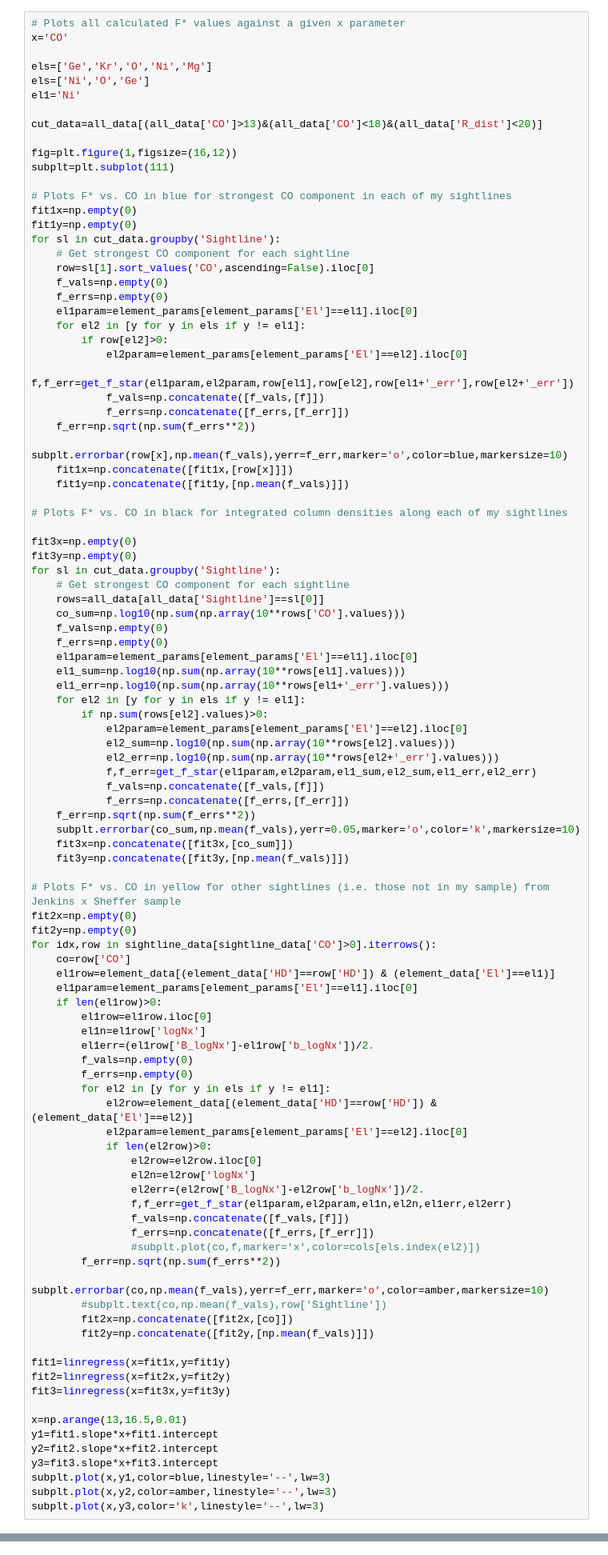
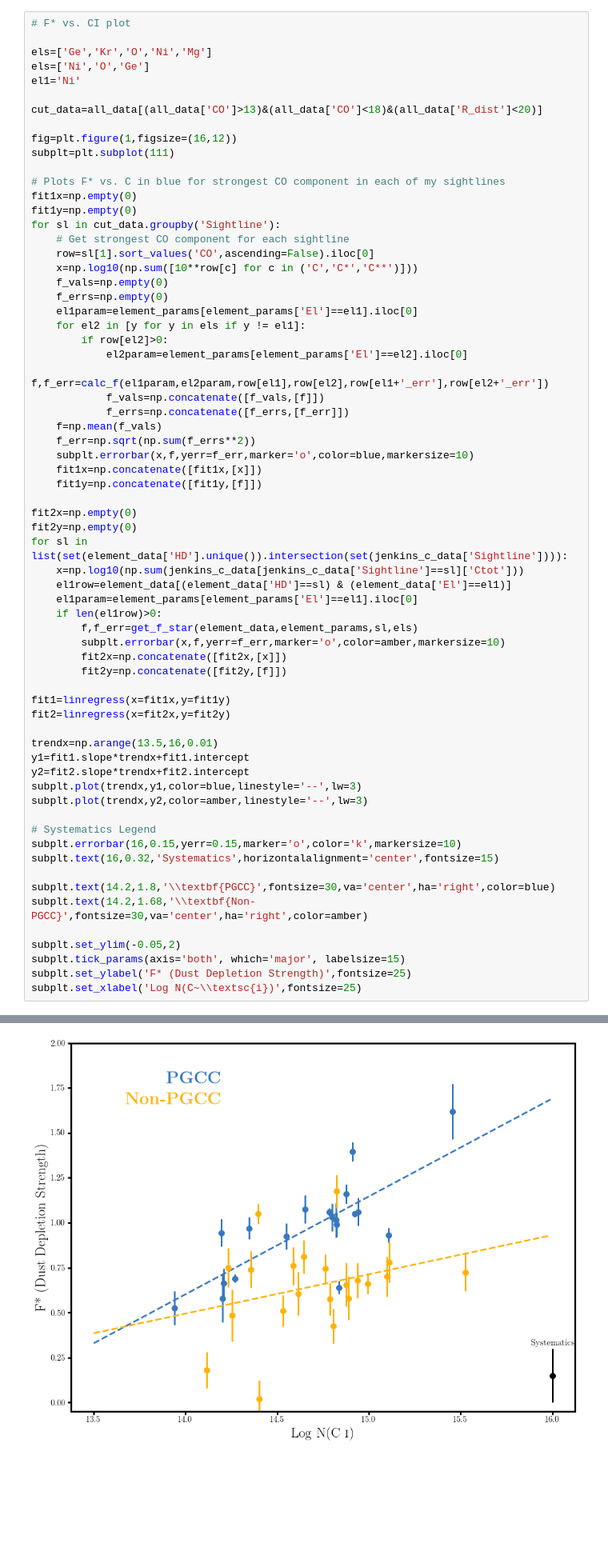
Before and after one commit to codydirks/PGCC_HST, a Jupyter notebook: DustDepletions.ipynb, the cells around one changed output, grey strips where cells are left out. Shown at 80% size. Drawn from its saved outputs; the diff is of its cells as text; blank space fills up the shorter version.

```diff
--- a/DustDepletions.ipynb
+++ b/DustDepletions.ipynb
@@ -209,6 +177,5 @@ Text(0.5,0,u'Log N($^{12}$CO)')
 # %%
-# Plots all calculated F* values against a given x parameter
-x='CO'
+# F* vs. CI plot
 
 els=['Ge','Kr','O','Ni','Mg']
 els=['Ni','O','Ge']
@@ -219,90 +186,58 @@ cut_data=all_data[(all_data['CO']>13)&(all_data['CO']<18)&(all_data['R_dist']<20
 fig=plt.figure(1,figsize=(16,12))
 subplt=plt.subplot(111)
 
-# Plots F* vs. CO in blue for strongest CO component in each of my sightlines
+# Plots F* vs. C in blue for strongest CO component in each of my sightlines
 fit1x=np.empty(0)
 fit1y=np.empty(0)
 for sl in cut_data.groupby('Sightline'):
     # Get strongest CO component for each sightline
     row=sl[1].sort_values('CO',ascending=False).iloc[0]
+    x=np.log10(np.sum([10**row[c] for c in ('C','C*','C**')]))
     f_vals=np.empty(0)
     f_errs=np.empty(0)
     el1param=element_params[element_params['El']==el1].iloc[0]
     for el2 in [y for y in els if y != el1]:
         if row[el2]>0:
             el2param=element_params[element_params['El']==el2].iloc[0]
-            f,f_err=get_f_star(el1param,el2param,row[el1],row[el2],row[el1+'_err'],row[el2+'_err'])
+            f,f_err=calc_f(el1param,el2param,row[el1],row[el2],row[el1+'_err'],row[el2+'_err'])
             f_vals=np.concatenate([f_vals,[f]])
             f_errs=np.concatenate([f_errs,[f_err]])
+    f=np.mean(f_vals)
     f_err=np.sqrt(np.sum(f_errs**2))
-    subplt.errorbar(row[x],np.mean(f_vals),yerr=f_err,marker='o',color=blue,markersize=10)
-    fit1x=np.concatenate([fit1x,[row[x]]])
-    fit1y=np.concatenate([fit1y,[np.mean(f_vals)]])
+    subplt.errorbar(x,f,yerr=f_err,marker='o',color=blue,markersize=10)
+    fit1x=np.concatenate([fit1x,[x]])
+    fit1y=np.concatenate([fit1y,[f]])
 
-# Plots F* vs. CO in black for integrated column densities along each of my sightlines
-
-fit3x=np.empty(0)
-fit3y=np.empty(0)
-for sl in cut_data.groupby('Sightline'):
-    # Get strongest CO component for each sightline
-    rows=all_data[all_data['Sightline']==sl[0]]
-    co_sum=np.log10(np.sum(np.array(10**rows['CO'].values)))
-    f_vals=np.empty(0)
-    f_errs=np.empty(0)
-    el1param=element_params[element_params['El']==el1].iloc[0]
-    el1_sum=np.log10(np.sum(np.array(10**rows[el1].values)))
-    el1_err=np.log10(np.sum(np.array(10**rows[el1+'_err'].values)))
-    for el2 in [y for y in els if y != el1]:
-        if np.sum(rows[el2].values)>0:
-            el2param=element_params[element_params['El']==el2].iloc[0]
-            el2_sum=np.log10(np.sum(np.array(10**rows[el2].values)))
-            el2_err=np.log10(np.sum(np.array(10**rows[el2+'_err'].values)))
-            f,f_err=get_f_star(el1param,el2param,el1_sum,el2_sum,el1_err,el2_err)
-            f_vals=np.concatenate([f_vals,[f]])
-            f_errs=np.concatenate([f_errs,[f_err]])
-    f_err=np.sqrt(np.sum(f_errs**2))
-    subplt.errorbar(co_sum,np.mean(f_vals),yerr=0.05,marker='o',color='k',markersize=10)
-    fit3x=np.concatenate([fit3x,[co_sum]])
-    fit3y=np.concatenate([fit3y,[np.mean(f_vals)]])
-
-# Plots F* vs. CO in yellow for other sightlines (i.e. those not in my sample) from Jenkins x Sheffer sample
 fit2x=np.empty(0)
 fit2y=np.empty(0)
-for idx,row in sightline_data[sightline_data['CO']>0].iterrows():
-    co=row['CO']
-    el1row=element_data[(element_data['HD']==row['HD']) & (element_data['El']==el1)]
+for sl in list(set(element_data['HD'].unique()).intersection(set(jenkins_c_data['Sightline']))):
+    x=np.log10(np.sum(jenkins_c_data[jenkins_c_data['Sightline']==sl]['Ctot']))
+    el1row=element_data[(element_data['HD']==sl) & (element_data['El']==el1)]
     el1param=element_params[element_params['El']==el1].iloc[0]
     if len(el1row)>0:
-        el1row=el1row.iloc[0]
-        el1n=el1row['logNx']
-        el1err=(el1row['B_logNx']-el1row['b_logNx'])/2.
-        f_vals=np.empty(0)
-        f_errs=np.empty(0)
-        for el2 in [y for y in els if y != el1]:
-            el2row=element_data[(element_data['HD']==row['HD']) & (element_data['El']==el2)]
-            el2param=element_params[element_params['El']==el2].iloc[0]
-            if len(el2row)>0:
-                el2row=el2row.iloc[0]
-                el2n=el2row['logNx']
-                el2err=(el2row['B_logNx']-el2row['b_logNx'])/2.
-                f,f_err=get_f_star(el1param,el2param,el1n,el2n,el1err,el2err)
-                f_vals=np.concatenate([f_vals,[f]])
-                f_errs=np.concatenate([f_errs,[f_err]])
-                #subplt.plot(co,f,marker='x',color=cols[els.index(el2)])
-        f_err=np.sqrt(np.sum(f_errs**2))
-        subplt.errorbar(co,np.mean(f_vals),yerr=f_err,marker='o',color=amber,markersize=10)
-        #subplt.text(co,np.mean(f_vals),row['Sightline'])
-        fit2x=np.concatenate([fit2x,[co]])
-        fit2y=np.concatenate([fit2y,[np.mean(f_vals)]])
+        f,f_err=get_f_star(element_data,element_params,sl,els)
+        subplt.errorbar(x,f,yerr=f_err,marker='o',color=amber,markersize=10)
+        fit2x=np.concatenate([fit2x,[x]])
+        fit2y=np.concatenate([fit2y,[f]])
 
 fit1=linregress(x=fit1x,y=fit1y)
 fit2=linregress(x=fit2x,y=fit2y)
-fit3=linregress(x=fit3x,y=fit3y)
 
-x=np.arange(13,16.5,0.01)
-y1=fit1.slope*x+fit1.intercept
-y2=fit2.slope*x+fit2.intercept
-y3=fit3.slope*x+fit3.intercept
-subplt.plot(x,y1,color=blue,linestyle='--',lw=3)
-subplt.plot(x,y2,color=amber,linestyle='--',lw=3)
-subplt.plot(x,y3,color='k',linestyle='--',lw=3)
+trendx=np.arange(13.5,16,0.01)
+y1=fit1.slope*trendx+fit1.intercept
+y2=fit2.slope*trendx+fit2.intercept
+subplt.plot(trendx,y1,color=blue,linestyle='--',lw=3)
+subplt.plot(trendx,y2,color=amber,linestyle='--',lw=3)
+
+# Systematics Legend
+subplt.errorbar(16,0.15,yerr=0.15,marker='o',color='k',markersize=10)
+subplt.text(16,0.32,'Systematics',horizontalalignment='center',fontsize=15)
+
+subplt.text(14.2,1.8,'\\textbf{PGCC}',fontsize=30,va='center',ha='right',color=blue)
+subplt.text(14.2,1.68,'\\textbf{Non-PGCC}',fontsize=30,va='center',ha='right',color=amber)
+
+subplt.set_ylim(-0.05,2)
+subplt.tick_params(axis='both', which='major', labelsize=15)
+subplt.set_ylabel('F* (Dust Depletion Strength)',fontsize=25)
+subplt.set_xlabel('Log N(C~\\textsc{i})',fontsize=25)
+# %% [output]
@@ -309,3 +245,4 @@ subplt.plot(x,y3,color='k',linestyle='--',lw=3)
+[figure, added]
 # %%
 # Recreates Jenkins plots for given elements
 els=['Nickel','Germanium','Krypton']
```
Also changed, not shown: parts of 7 cells of this notebook, 2 other files.
